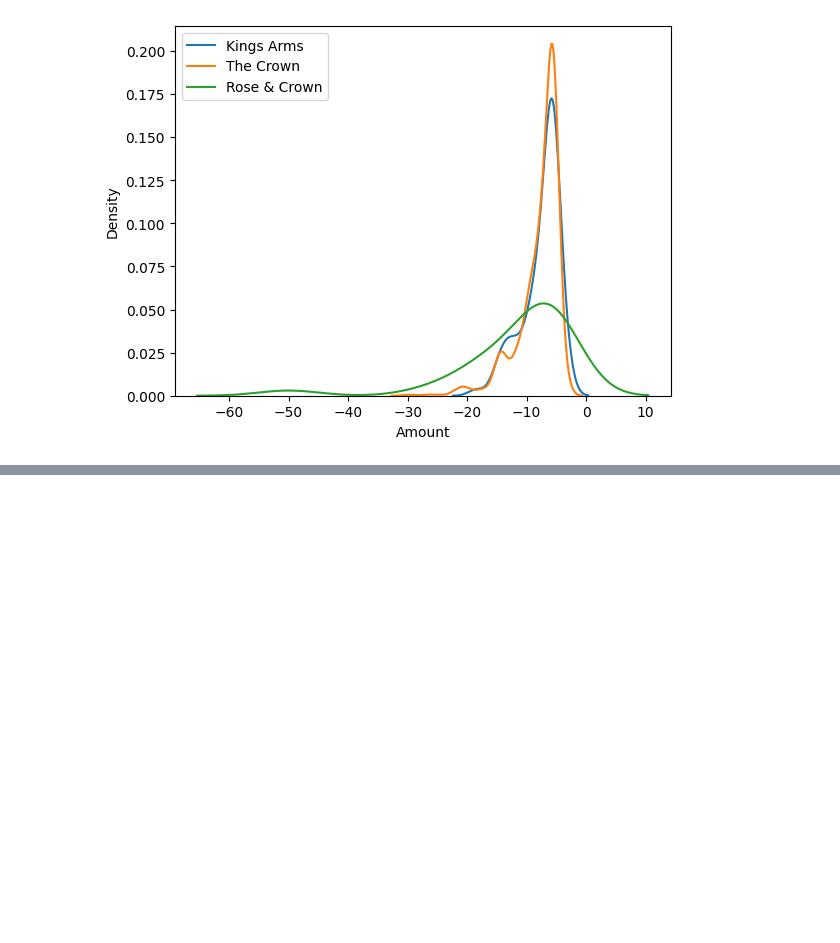
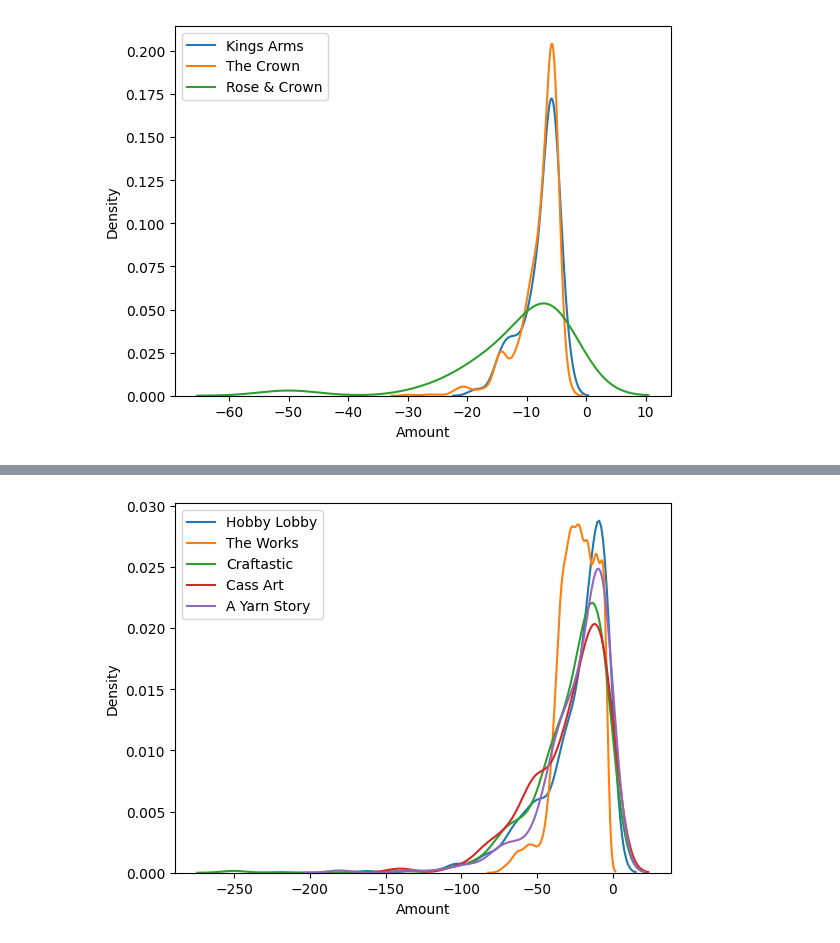
Before and after one commit to UoB-DSMP-2023-24/dsmp-2024-group-38, a Jupyter notebook: Dataset2_DJ_MerchantCategorisationVerification.ipynb, the cells around one changed output, grey strips where cells are left out. Drawn from its saved outputs; the diff is of its cells as text; code cells hidden in the pictures; blank space fills up the shorter version.

```diff
--- a/Dataset2_DJ_MerchantCategorisationVerification.ipynb
+++ b/Dataset2_DJ_MerchantCategorisationVerification.ipynb
@@ -139,0 +297,16 @@ plt.show()
+# %%
+hobby_lobby = merchant_transactions[merchant_transactions['Third Party Name'] == 'Hobby Lobby']
+the_works = merchant_transactions[merchant_transactions['Third Party Name'] == 'The Works']
+craftastic = merchant_transactions[merchant_transactions['Third Party Name'] == 'Craftastic']
+cass_art = merchant_transactions[merchant_transactions['Third Party Name'] == 'Cass Art']
+a_yarn_story = merchant_transactions[merchant_transactions['Third Party Name'] == 'A Yarn Story']
+
+# concatenate describe() dataframes for all art and craft stores
+art_and_craft = pd.concat([hobby_lobby['Amount'].describe(),
+                            the_works['Amount'].describe(),
+                            craftastic['Amount'].describe(),
+                            cass_art['Amount'].describe(),
+                            a_yarn_story['Amount'].describe()], axis=1)
+col_names = ['Hobby Lobby', 'The Works', 'Craftastic', 'Cass Art','A yarn Story']
+art_and_craft.columns = col_names
+art_and_craft
@@ -139,0 +323,13 @@ plt.show()
+# %%
+
+#kde plot for all art and craft stores
+sns.kdeplot(hobby_lobby['Amount'], label='Hobby Lobby')
+sns.kdeplot(the_works['Amount'], label='The Works')
+sns.kdeplot(craftastic['Amount'], label='Craftastic')
+sns.kdeplot(cass_art['Amount'], label='Cass Art')
+sns.kdeplot(a_yarn_story['Amount'], label='A Yarn Story')
+
+plt.legend()
+plt.show()
+# %% [output]
+[figure, added]
```
Also changed, not shown: parts of 42 cells of this notebook.
